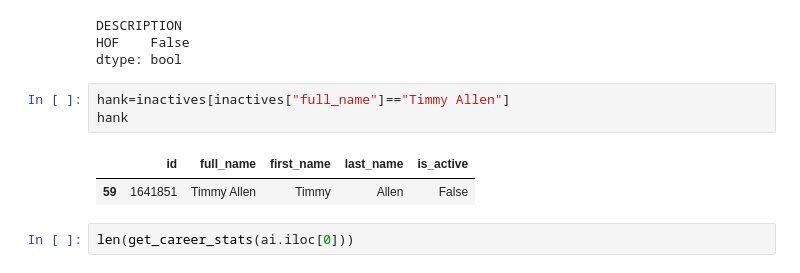
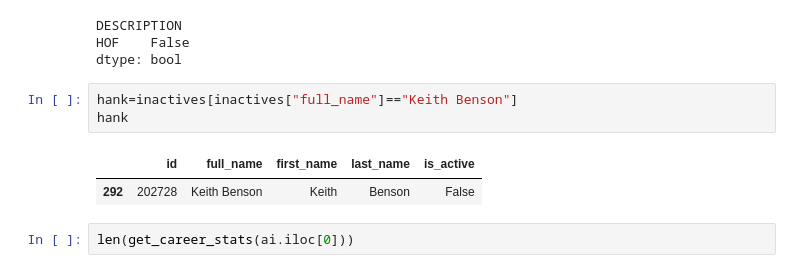
Before and after one commit to bharthun7/nba-hof-predictor, a Jupyter notebook: inactive-scraper-tester.ipynb, the cells around one changed output. Saved outputs shown, nothing was run; the diff lists cells and outputs as text.

```diff
--- a/inactive-scraper-tester.ipynb
+++ b/inactive-scraper-tester.ipynb
@@ -416,11 +426,11 @@ DESCRIPTION
 HOF    False
 dtype: bool
 # %%
-hank=inactives[inactives["full_name"]=="Timmy Allen"]
+hank=inactives[inactives["full_name"]=="Keith Benson"]
 hank
 # %% [output]
 |  | id | full_name | first_name | last_name | is_active |
-| 59 | 1641851 | Timmy Allen | Timmy | Allen | False |
+| 292 | 202728 | Keith Benson | Keith | Benson | False |
 # %%
 len(get_career_stats(ai.iloc[0]))
 # %% [output]
```
Also changed, not shown: parts of 3 cells of this notebook, 1 other file.
